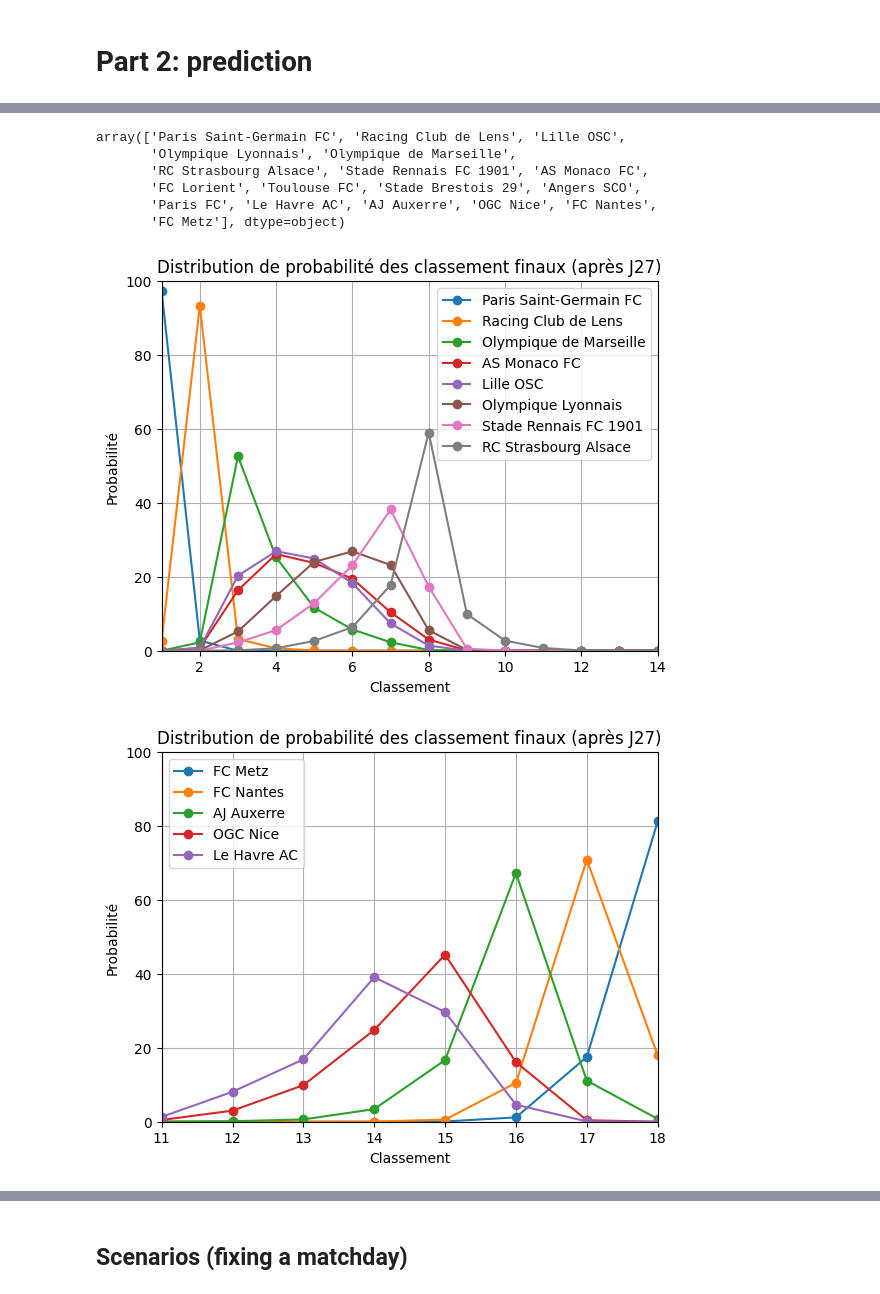
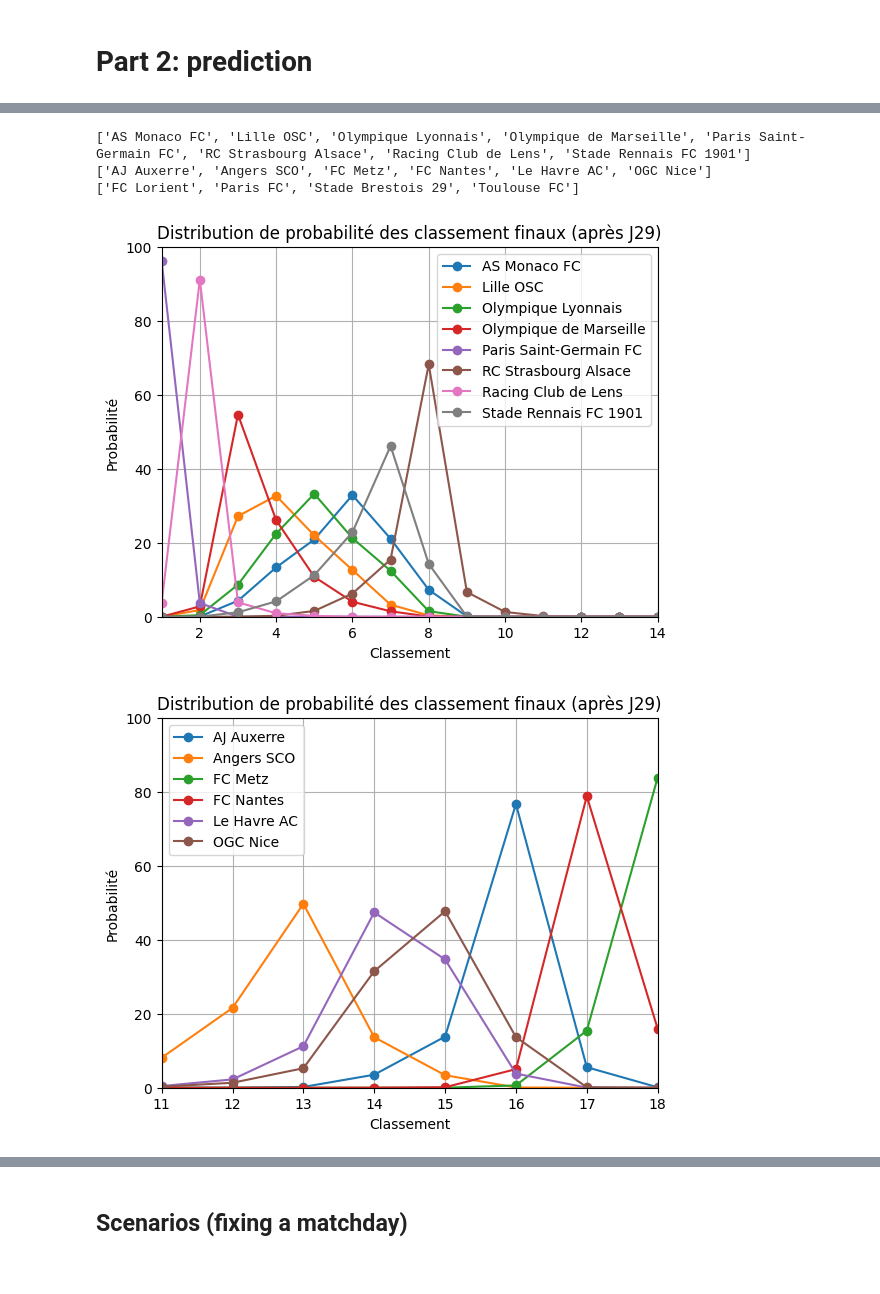
Before and after one commit to judithbreaud/ligue1_viz, a Jupyter notebook: notebooks/end_of_season.ipynb, the cells around one changed output, grey strips where cells are left out. Saved outputs shown, nothing was run; the diff lists cells and outputs as text; code cells hidden in the pictures.

```diff
--- a/notebooks/end_of_season.ipynb
+++ b/notebooks/end_of_season.ipynb
@@ -1121,6 +1146,10 @@ classes = best_model_ter.classes_
+# %%
+
+probas = model.predict_proba(X_unplayed)
+classes = model.classes_
 # %%
 old_goal_dif = pd.read_parquet("../data/processed/standings_long.parquet")
-old_goal_dif=old_goal_dif[['team','gdif_cum']][old_goal_dif['matchday']==27]
+old_goal_dif=old_goal_dif[['team','gdif_cum']][old_goal_dif['matchday']==old_goal_dif['matchday'].max()]
 # %%
 def run_one_simulation(probas,classes,unplayed,played,old_goal_dif):
     unplayed = unplayed.copy()
@@ -1192,6 +1205,6 @@ rank_counts = (
     .groupby(["team", "rank"])
     .size()
     .unstack(fill_value=0)
-)
+)*100/N
 # %%
 rank_probs=rank_counts*100/N
@@ -1198,2 +1231,13 @@ rank_probs=rank_counts*100/N
 # %%
-rank_probs
+# Probabilities for each zone
+top7_prob = rank_probs.loc[:, 1:7].sum(axis=1)
+bottom3_prob = rank_probs.loc[:, 16:18].sum(axis=1)
+
+# Teams with non-zero probability
+teams_top7 = top7_prob[top7_prob > 0.05].index.tolist()
+teams_bottom3 = bottom3_prob[bottom3_prob > 0.05].index.tolist()
+
+# Others = neither in top7 nor bottom3
+teams_other = rank_probs.index.difference(
+    set(teams_top7).union(set(teams_bottom3))
+).tolist()
@@ -1219,54 +1244,42 @@ rank_probs
-# %%
-res_monte_carlo["team"].unique()
-# %% [output]
-array(['Paris Saint-Germain FC', 'Racing Club de Lens', 'Lille OSC',
-       'Olympique Lyonnais', 'Olympique de Marseille',
-       'RC Strasbourg Alsace', 'Stade Rennais FC 1901', 'AS Monaco FC',
-       'FC Lorient', 'Toulouse FC', 'Stade Brestois 29', 'Angers SCO',
-       'Paris FC', 'Le Havre AC', 'AJ Auxerre', 'OGC Nice', 'FC Nantes',
-       'FC Metz'], dtype=object)
+# %%
+print(teams_top7)
+print(teams_bottom3)
+print(teams_other)
+# %% [output]
+['AS Monaco FC', 'Lille OSC', 'Olympique Lyonnais', 'Olympique de Marseille', 'Paris Saint-Germain FC', 'RC Strasbourg Alsace', 'Racing Club de Lens', 'Stade Rennais FC 1901']
+['AJ Auxerre', 'Angers SCO', 'FC Metz', 'FC Nantes', 'Le Havre AC', 'OGC Nice']
+['FC Lorient', 'Paris FC', 'Stade Brestois 29', 'Toulouse FC']
 # %%
 import matplotlib.pyplot as plt
 
-teams_of_interest = [
-    "Paris Saint-Germain FC",
-    "Racing Club de Lens",
-    "Olympique de Marseille",
-    "AS Monaco FC",
-    "Lille OSC",
-    "Olympique Lyonnais",
-    "Stade Rennais FC 1901",
-    "RC Strasbourg Alsace"
-]
+teams_of_interest = teams_top7
 
 plt.figure()
 
 for team in teams_of_interest:
     plt.plot(
         rank_probs.columns,
         rank_probs.loc[team],
         marker='o',
         label=team,
         linestyle='-'
     )
 
 plt.xlabel("Classement")
 plt.ylabel("Probabilité")
-plt.title("Distribution de probabilité des classement finaux (après J27)")
+plt.title("Distribution de probabilité des classement finaux (après J29)")
 plt.legend()
 plt.grid()
 plt.xlim(1, 14)
 plt.ylim(0, 100)
 
 plt.show()
 # %% [output]
-[figure, old version]
+[figure, new version]
 # %%
 import matplotlib.pyplot as plt
 
-teams_of_interest = [
-    "FC Metz","FC Nantes","AJ Auxerre","OGC Nice",'Le Havre AC'
-]
+teams_of_interest = teams_bottom3
 
 plt.figure()
 
@@ -1281,7 +1294,7 @@ for team in teams_of_interest:
 
 plt.xlabel("Classement")
 plt.ylabel("Probabilité")
-plt.title("Distribution de probabilité des classement finaux (après J27)")
+plt.title("Distribution de probabilité des classement finaux (après J29)")
 plt.legend()
 plt.grid()
 plt.xlim(11, 18)
@@ -1289,7 +1302,7 @@ plt.ylim(0, 100)
 
 plt.show()
 # %% [output]
-[figure, old version]
+[figure, new version]
 # %%
 import matplotlib.pyplot as plt
 
```
Also changed, not shown: parts of 22 cells of this notebook.
